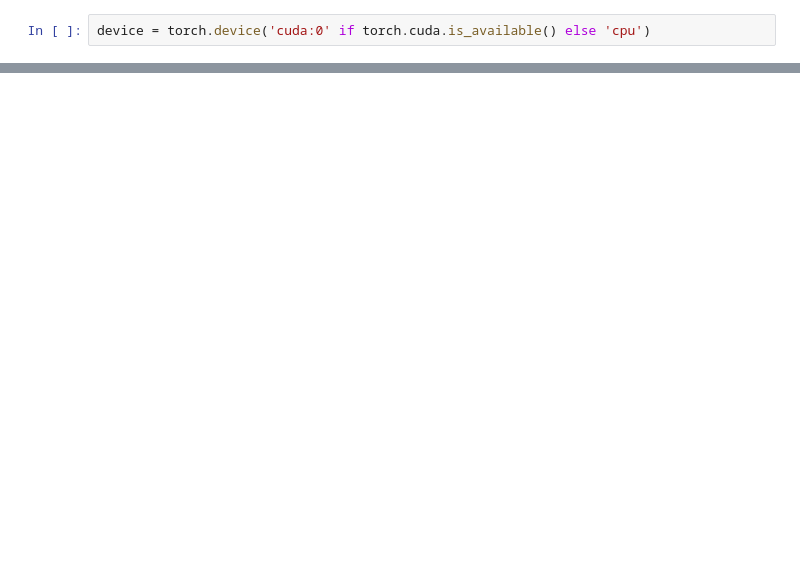
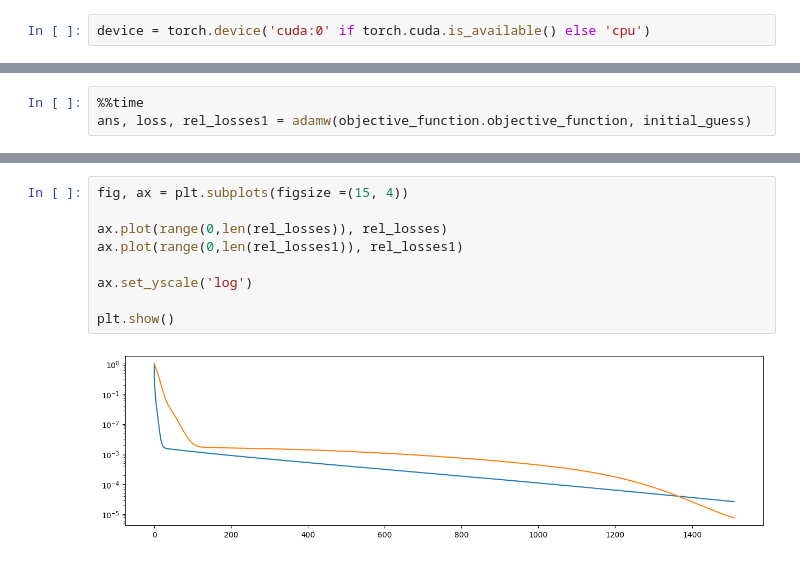
Before and after one commit to bool8192/Reflectometry, a Jupyter notebook: Documents/REF/full_fitting_torch/fitting.ipynb, the cells around one changed output, grey strips where cells are left out. Cells and saved outputs as stored; diff of their text form; blank space fills up the shorter version.

```diff
--- a/Documents/REF/full_fitting_torch/fitting.ipynb
+++ b/Documents/REF/full_fitting_torch/fitting.ipynb
@@ -246,0 +263,3 @@ print(loss)
+# %%
+%%time
+ans, loss, rel_losses1 = adamw(objective_function.objective_function, initial_guess)
@@ -246,0 +299,11 @@ print(loss)
+# %%
+fig, ax = plt.subplots(figsize =(15, 4))
+
+ax.plot(range(0,len(rel_losses)), rel_losses)
+ax.plot(range(0,len(rel_losses1)), rel_losses1)
+
+ax.set_yscale('log')
+
+plt.show()
+# %% [output]
+[figure, added]
```
Also changed, not shown: parts of 29 cells of this notebook, 9 other files.
